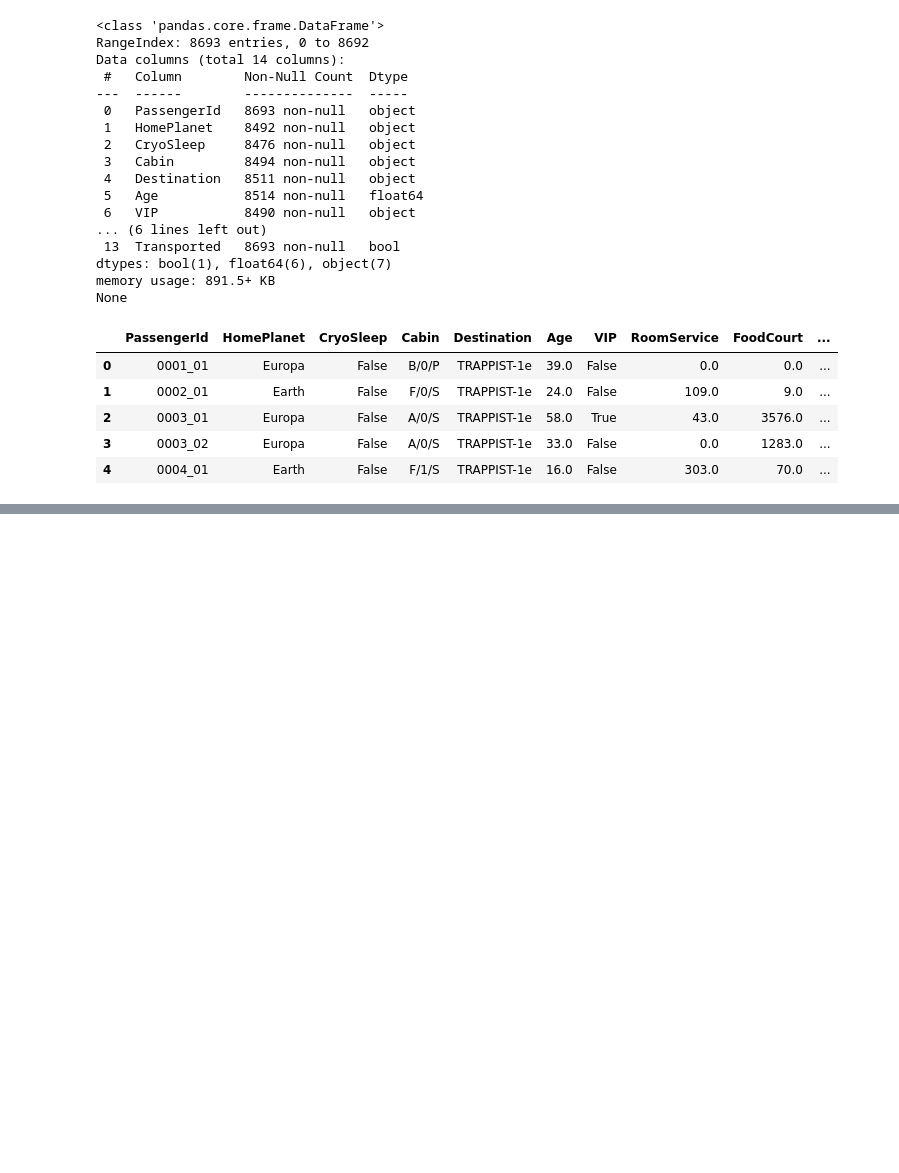
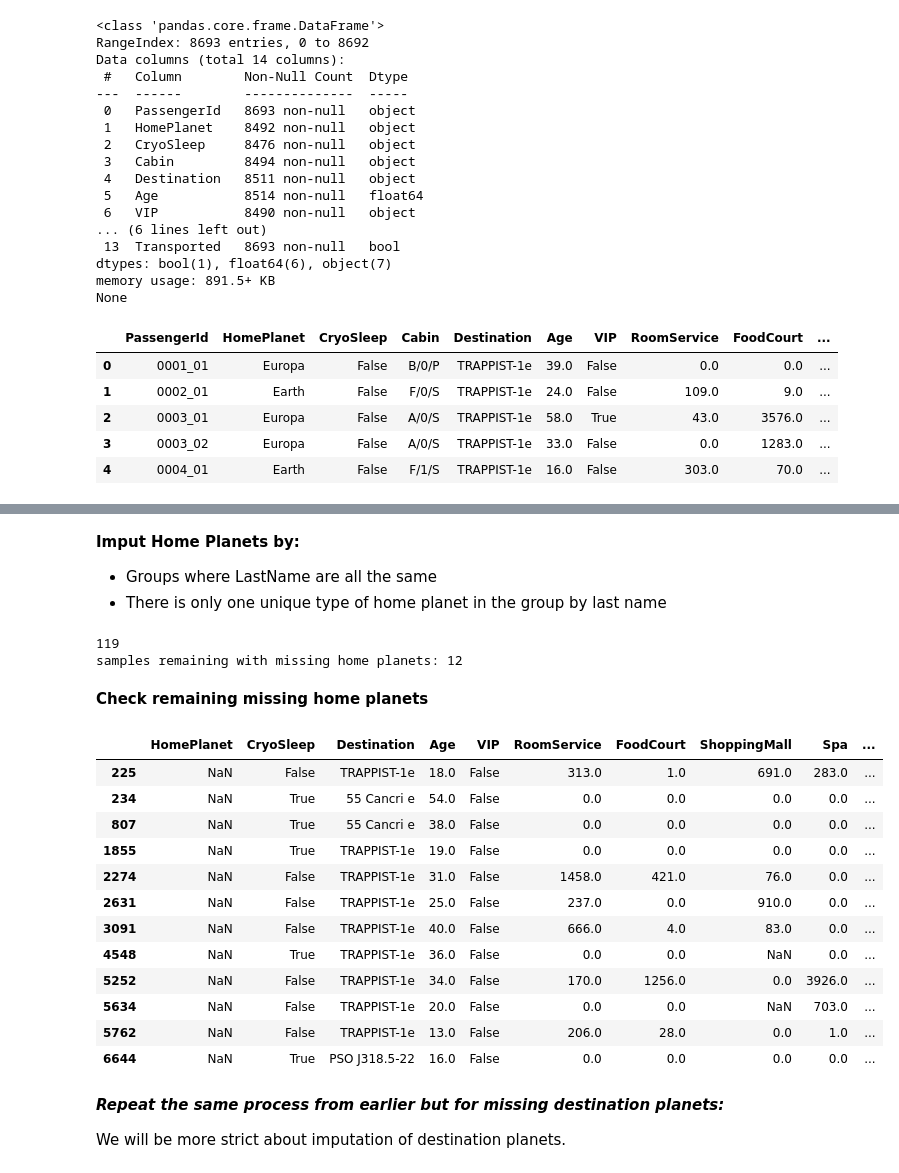
Before and after one commit to lucriver/kaggle-challenges, a Jupyter notebook: spaceship-titanic/work.ipynb, the cells around one changed output, grey strips where cells are left out. Cells and saved outputs as stored; diff of their text form; code cells hidden in the pictures; blank space fills up the shorter version.

```diff
--- a/spaceship-titanic/work.ipynb
+++ b/spaceship-titanic/work.ipynb
@@ -43,0 +62,5 @@ None
+# %%
+df['Deck'] = df[df['Cabin'].notna()]['Cabin'].str.split('/').apply(lambda x: x[0])
+df['Num'] = df[df['Cabin'].notna()]['Cabin'].str.split('/').apply(lambda x: x[1])
+df['Side'] = df[df['Cabin'].notna()]['Cabin'].str.split('/').apply(lambda x: x[2])
+df.drop(columns=['Cabin'],inplace=True)
@@ -43,0 +69,4 @@ None
+# %%
+df['FirstName'] = df[df['Name'].notna()]['Name'].str.split(' ').apply(lambda x: x[0].strip())
+df['LastName'] = df[df['Name'].notna()]['Name'].str.split(' ').apply(lambda x: x[1].strip())
+df.drop(columns=['Name'], inplace = True)
@@ -43,0 +154,63 @@ None
+# %% [markdown]
+**Imput Home Planets by:**
+  - Groups where LastName are all the same
+  - There is only one unique type of home planet in the group by last name
+# %%
+def get_groups_1(df):
+    groups =[]
+    last_names = df['LastName'].unique().tolist()
+    for last_name in last_names:
+        df_last_name = df[df['LastName'] == last_name]
+
+        if not df_last_name['HomePlanet'].isna().any():
+            continue
+
+        if not df_last_name['HomePlanet'].dropna().nunique() == 1:
+            continue
+
+        groups.append(df_last_name)
+
+    return groups
+
+group_dfs = get_groups_1(df)
+
+print(len(group_dfs))
+
+while group_dfs:
+    group_df = group_dfs[-1]
+
+    planets = group_df['HomePlanet'].dropna().unique().tolist()
+
+    if len(planets) != 1:
+        raise ValueError("HUH")
+
+    df.loc[group_df['HomePlanet'].isna().index, 'HomePlanet'] = planets[0]
+
+    group_dfs.pop()
+
+print(f'samples remaining with missing home planets: {df["HomePlanet"].isna().sum()}')
+# %% [output]
+119
+samples remaining with missing home planets: 12
+# %% [markdown]
+**Check remaining missing home planets**
+# %%
+df[df['HomePlanet'].isna()]
+# %% [output]
+|  | HomePlanet | CryoSleep | Destination | Age | VIP | RoomService | FoodCourt | ShoppingMall | Spa | ... |
+| 225 | NaN | False | TRAPPIST-1e | 18.0 | False | 313.0 | 1.0 | 691.0 | 283.0 | ... |
+| 234 | NaN | True | 55 Cancri e | 54.0 | False | 0.0 | 0.0 | 0.0 | 0.0 | ... |
+| 807 | NaN | True | 55 Cancri e | 38.0 | False | 0.0 | 0.0 | 0.0 | 0.0 | ... |
+| 1855 | NaN | True | TRAPPIST-1e | 19.0 | False | 0.0 | 0.0 | 0.0 | 0.0 | ... |
+| 2274 | NaN | False | TRAPPIST-1e | 31.0 | False | 1458.0 | 421.0 | 76.0 | 0.0 | ... |
+| 2631 | NaN | False | TRAPPIST-1e | 25.0 | False | 237.0 | 0.0 | 910.0 | 0.0 | ... |
+| 3091 | NaN | False | TRAPPIST-1e | 40.0 | False | 666.0 | 4.0 | 83.0 | 0.0 | ... |
+| 4548 | NaN | True | TRAPPIST-1e | 36.0 | False | 0.0 | 0.0 | NaN | 0.0 | ... |
+| 5252 | NaN | False | TRAPPIST-1e | 34.0 | False | 170.0 | 1256.0 | 0.0 | 3926.0 | ... |
+| 5634 | NaN | False | TRAPPIST-1e | 20.0 | False | 0.0 | 0.0 | NaN | 703.0 | ... |
+| 5762 | NaN | False | TRAPPIST-1e | 13.0 | False | 206.0 | 28.0 | 0.0 | 1.0 | ... |
+| 6644 | NaN | True | PSO J318.5-22 | 16.0 | False | 0.0 | 0.0 | 0.0 | 0.0 | ... |
+# %% [markdown]
+***Repeat the same process from earlier but for missing destination planets:***
+
+We will be more strict about imputation of destination planets.
```
Also changed, not shown: parts of 26 cells of this notebook, 3 other files.
